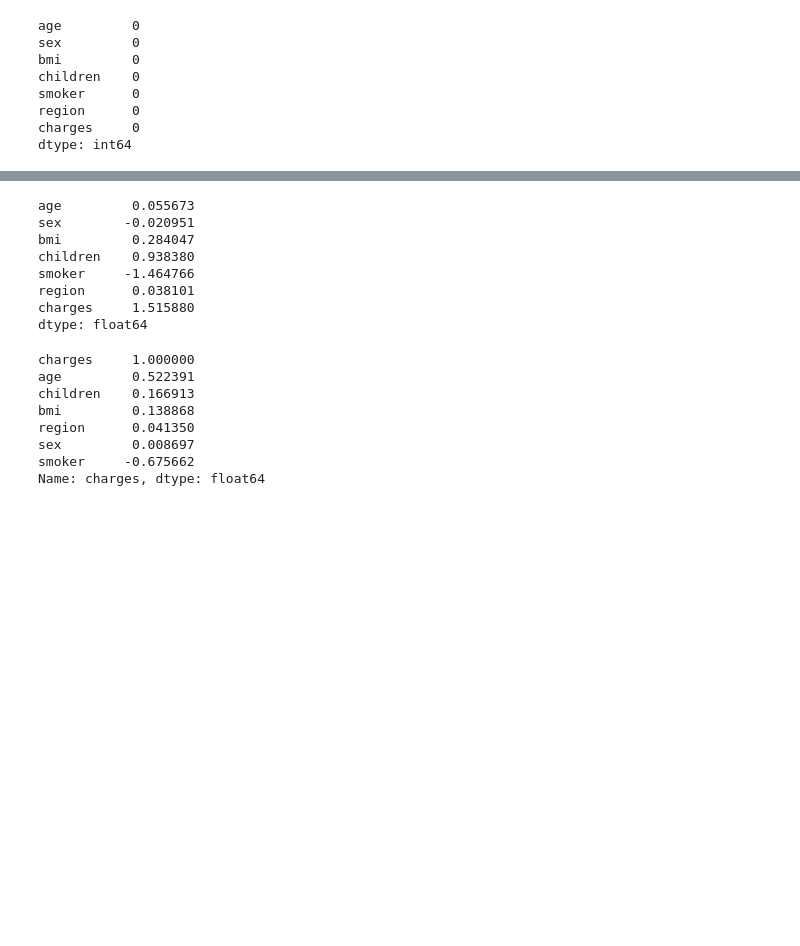
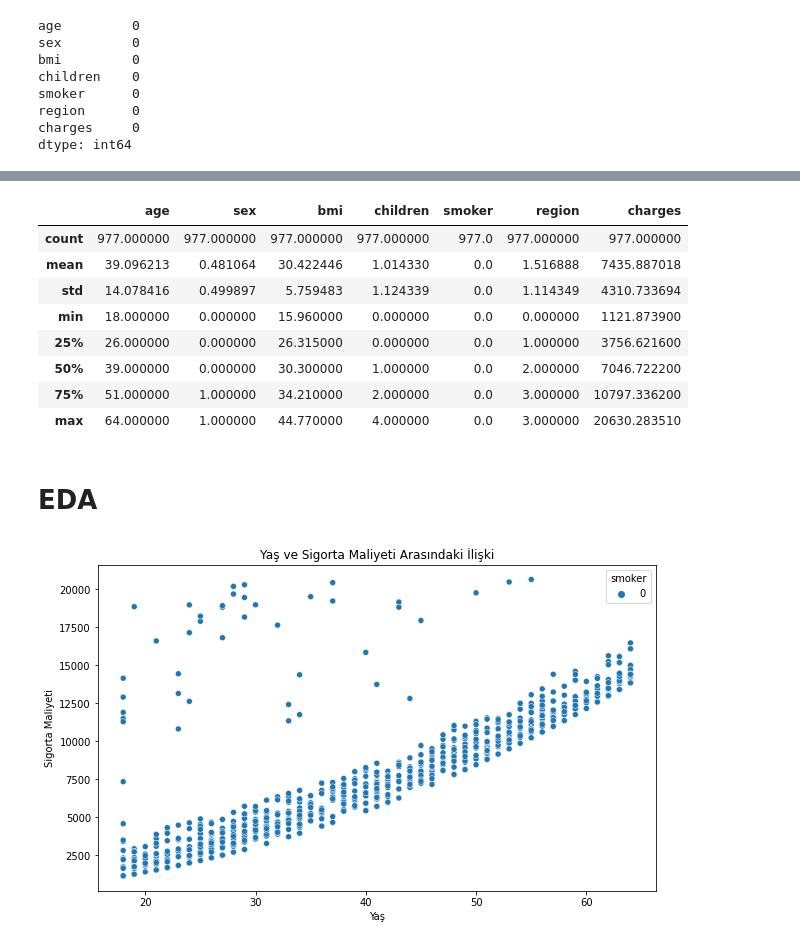
Before and after one commit to KaanAyduvan/Veri-madenciligi, a Jupyter notebook: Doğrusal Regresyon Çalışması/Regresyon.ipynb, the cells around one changed output, grey strips where cells are left out. Saved outputs shown, nothing was run; the diff lists cells and outputs as text; code cells hidden in the pictures; blank space fills up the shorter version.

```diff
--- a/Doğrusal Regresyon Çalışması/Regresyon.ipynb
+++ b/Doğrusal Regresyon Çalışması/Regresyon.ipynb
@@ -91,25 +145,23 @@ data
 # %%
-data.skew()
+data.describe()
 # %% [output]
-age         0.055673
-sex        -0.020951
-bmi         0.284047
-children    0.938380
-smoker     -1.464766
-region      0.038101
-charges     1.515880
-dtype: float64
+|  | age | sex | bmi | children | smoker | region | charges |
+| count | 977.000000 | 977.000000 | 977.000000 | 977.000000 | 977.0 | 977.000000 | 977.000000 |
+| mean | 39.096213 | 0.481064 | 30.422446 | 1.014330 | 0.0 | 1.516888 | 7435.887018 |
+| std | 14.078416 | 0.499897 | 5.759483 | 1.124339 | 0.0 | 1.114349 | 4310.733694 |
+| min | 18.000000 | 0.000000 | 15.960000 | 0.000000 | 0.0 | 0.000000 | 1121.873900 |
+| 25% | 26.000000 | 0.000000 | 26.315000 | 0.000000 | 0.0 | 1.000000 | 3756.621600 |
+| 50% | 39.000000 | 0.000000 | 30.300000 | 1.000000 | 0.0 | 2.000000 | 7046.722200 |
+| 75% | 51.000000 | 1.000000 | 34.210000 | 2.000000 | 0.0 | 3.000000 | 10797.336200 |
+| max | 64.000000 | 1.000000 | 44.770000 | 4.000000 | 0.0 | 3.000000 | 20630.283510 |
-# %%
-data =  pd.DataFrame(PowerTransformer().fit_transform(data),columns=data.columns)
-# %%
-korelasyon = data.corr()
-korelasyon["charges"].sort_values(ascending=False)
-# %% [output]
-charges     1.000000
-age         0.522391
-children    0.166913
-bmi         0.138868
-region      0.041350
-sex         0.008697
-smoker     -0.675662
-Name: charges, dtype: float64
+# %% [markdown]
+# EDA
+# %%
+plt.figure(figsize=(10, 6))
+sns.scatterplot(data=data, x='age', y='charges', hue='smoker')
+plt.title('Yaş ve Sigorta Maliyeti Arasındaki İlişki')
+plt.xlabel('Yaş')
+plt.ylabel('Sigorta Maliyeti')
+plt.show()
+# %% [output]
+[figure, added]
```
Also changed, not shown: parts of 36 cells of this notebook, 1 other file.
